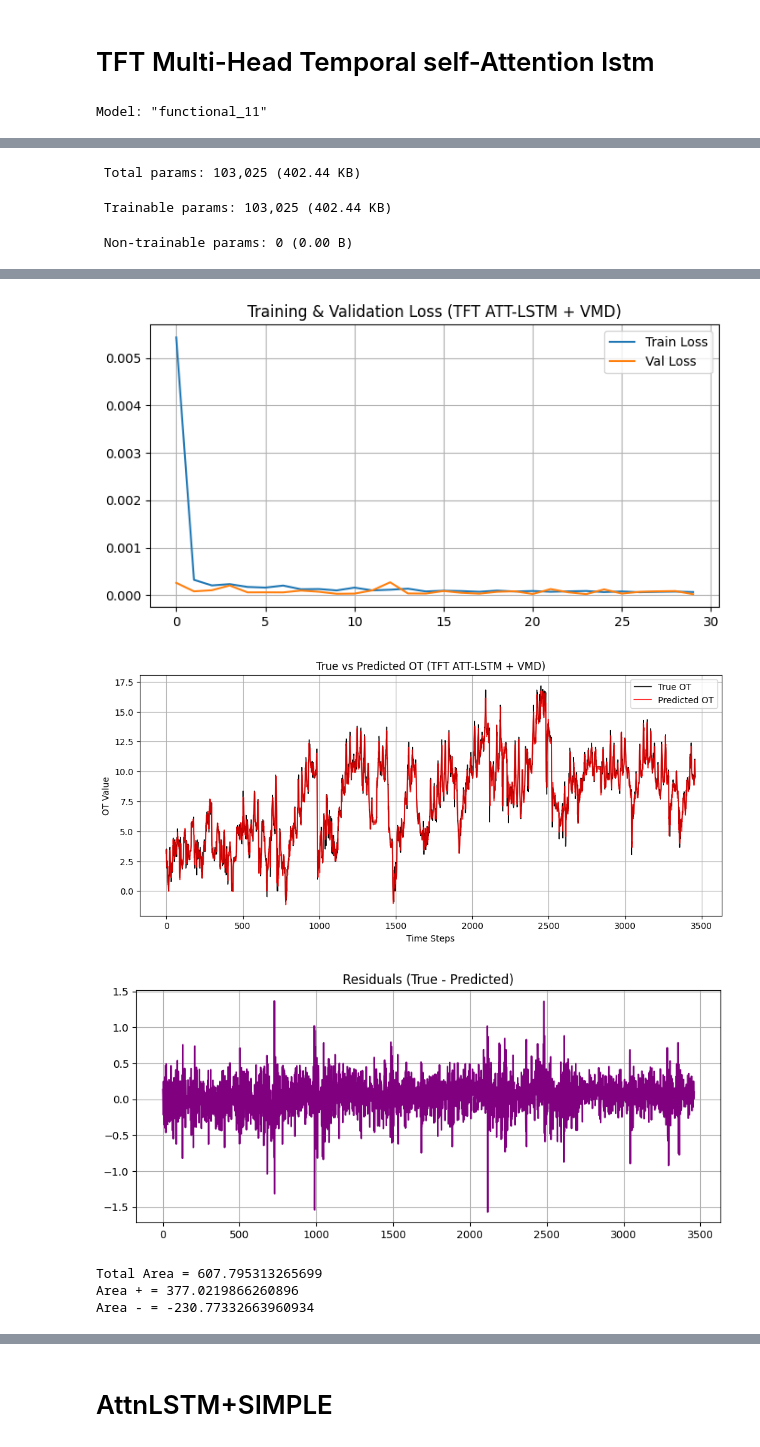
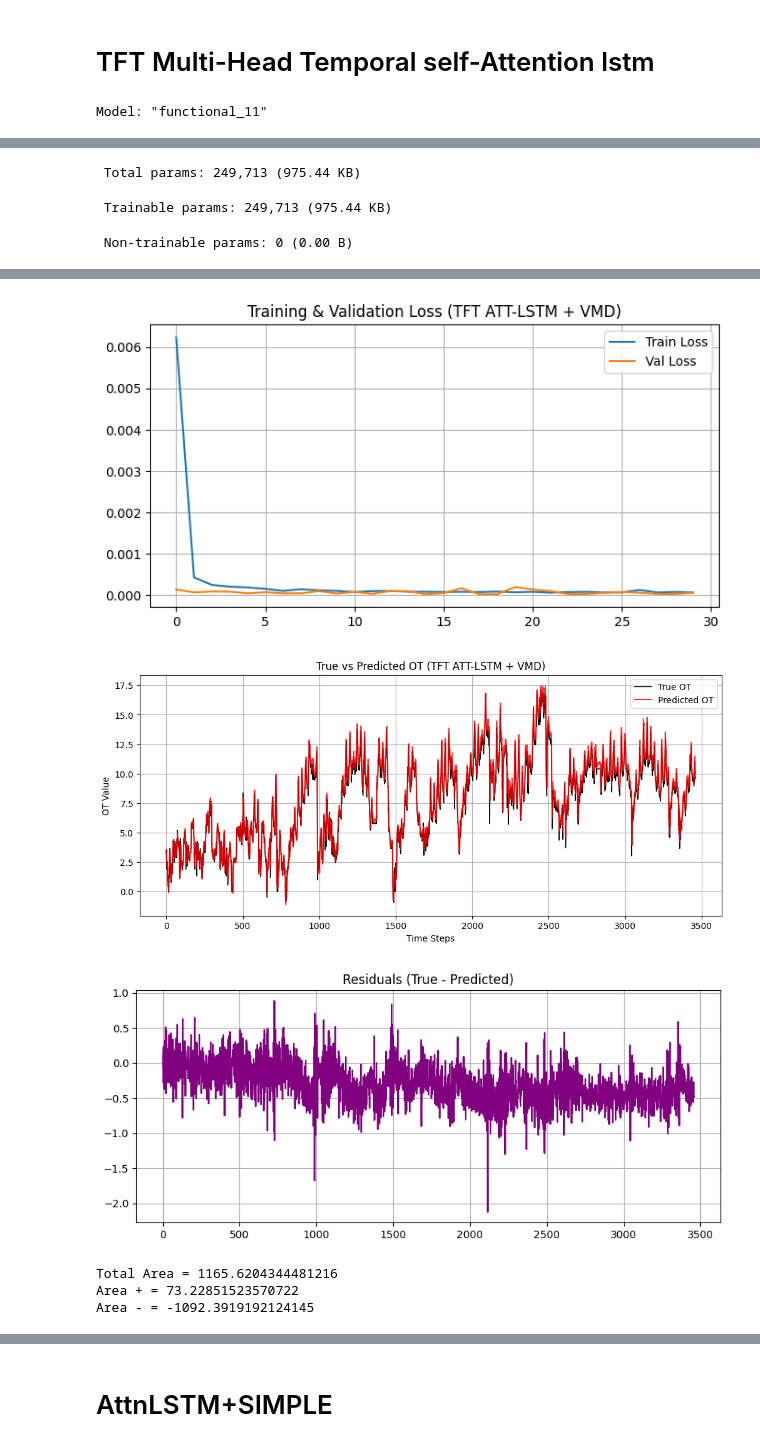
Before and after one commit to mahan100/AtLSTM_VMD, a Jupyter notebook: Train.ipynb, the cells around one changed output, grey strips where cells are left out. Drawn from its saved outputs; the diff is of its cells as text; code cells hidden in the pictures.

```diff
--- a/Train.ipynb
+++ b/Train.ipynb
@@ -679,8 +879,8 @@ model_build_TFTattlstm_model = build_TFTattlstm_model(
     lstm1_units=40,
     lstm2_units=40,
     dense_units=16,
-    num_heads=8,
-    model_dim=64
+    num_heads=2,
+    model_dim=128
 )
 
 model_build_TFTattlstm_model.summary()
@@ -720,7 +920,7 @@ plt.xlabel('Time Steps'); plt.ylabel('OT Value')
 plt.legend(); plt.grid(True); plt.show()
 
 plt.figure(figsize=(10,4))
-residuals = y_test_vmd_true - y_pred_TFTattlstm_vmd_true.squeeze()
+residuals = y_test_vmd_true.squeeze() - y_pred_TFTattlstm_vmd_true.squeeze()
 plt.plot(residuals, color='purple')
 plt.title('Residuals (True - Predicted)')
 plt.grid(True); plt.show()
@@ -753,5 +953,5 @@ Model: "functional_11"
 └─────────────────────┴───────────────────┴────────────┴───────────────────┘
- Total params: 103,025 (402.44 KB)
+ Total params: 249,713 (975.44 KB)
- Trainable params: 103,025 (402.44 KB)
+ Trainable params: 249,713 (975.44 KB)
  Non-trainable params: 0 (0.00 B)
 Epoch 1/30
@@ -774,6 +974,6 @@ Epoch 30/30
-[figure, old version]
+[figure, new version]
-[figure, old version]
+[figure, new version]
-[figure, old version]
+[figure, new version]
-Total Area = 607.795313265699
-Area + = 377.0219866260896
-Area - = -230.77332663960934
+Total Area = 1165.6204344481216
+Area + = 73.22851523570722
+Area - = -1092.3919192124145
```
Also changed, not shown: parts of 10 cells of this notebook, 4 other files.
